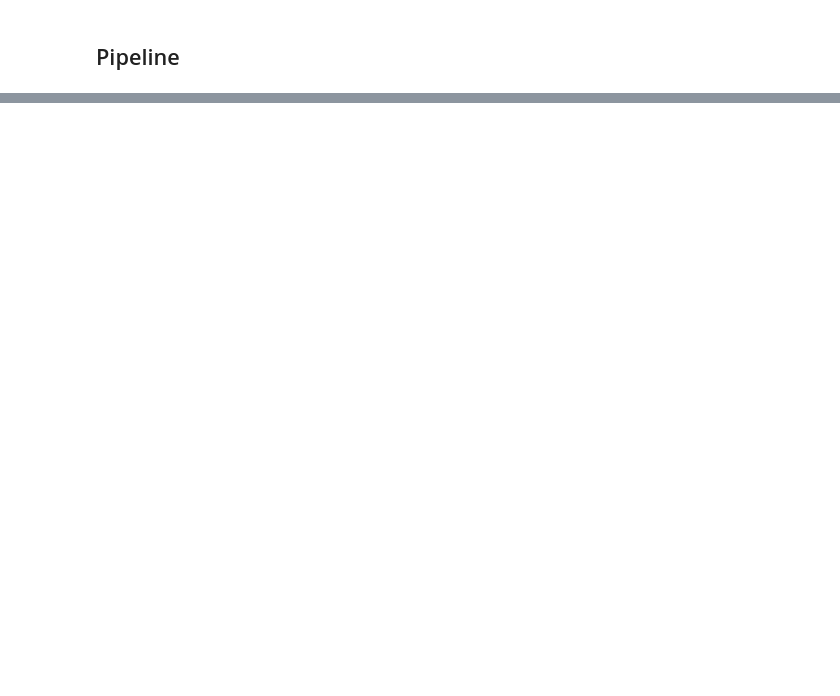
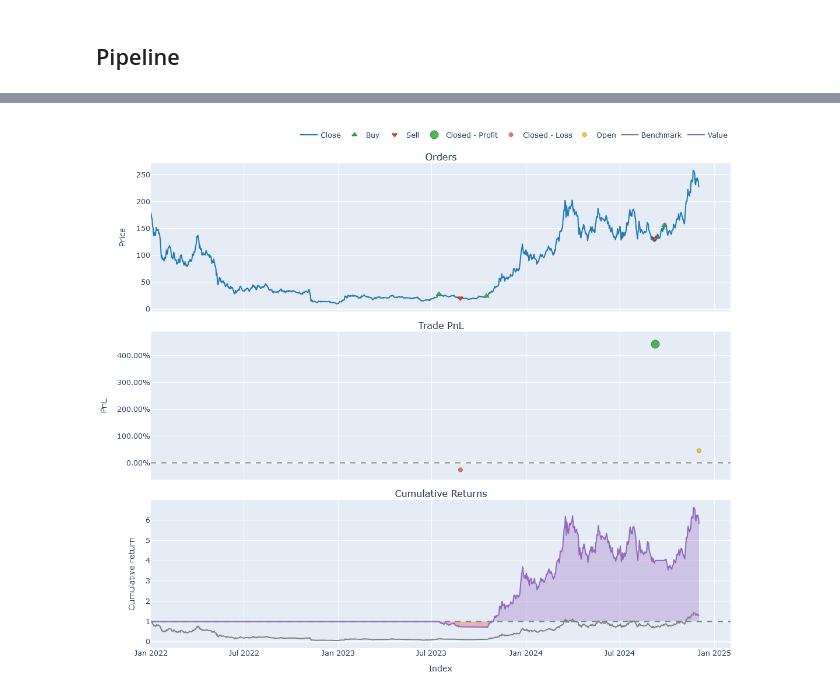
Before and after one commit to ardenpalme/Investment_Strategy, a Jupyter notebook: indicator_hunt.ipynb, the cells around one changed output, grey strips where cells are left out. Drawn from its saved outputs; the diff is of its cells as text; code cells hidden in the pictures; blank space fills up the shorter version.

```diff
--- a/indicator_hunt.ipynb
+++ b/indicator_hunt.ipynb
@@ -269,8 +244,0 @@ period = np.arange(2,35)
-# %%
-kama = Kama.run(
-    close,
-    period=period,
-    kama_lt_ma_len=kama_lt_ma_len,
-    kama_st_ma_len=kama_st_ma_len,
-    param_product=True
-)
@@ -452,0 +384,7 @@ Length: 19800, dtype: float64
+# %%
+kama = Kama.run(close,
+                period=4,
+                kama_st_ma_len=14,
+                kama_lt_ma_len=34)
+# %%
+signals = get_signals_analysis(kama)
@@ -452,0 +397,4 @@ Length: 19800, dtype: float64
+# %%
+pf['SOLUSD'].plot().show()
+# %% [output]
+[figure, added]
```
Also changed, not shown: parts of 27 cells of this notebook.
